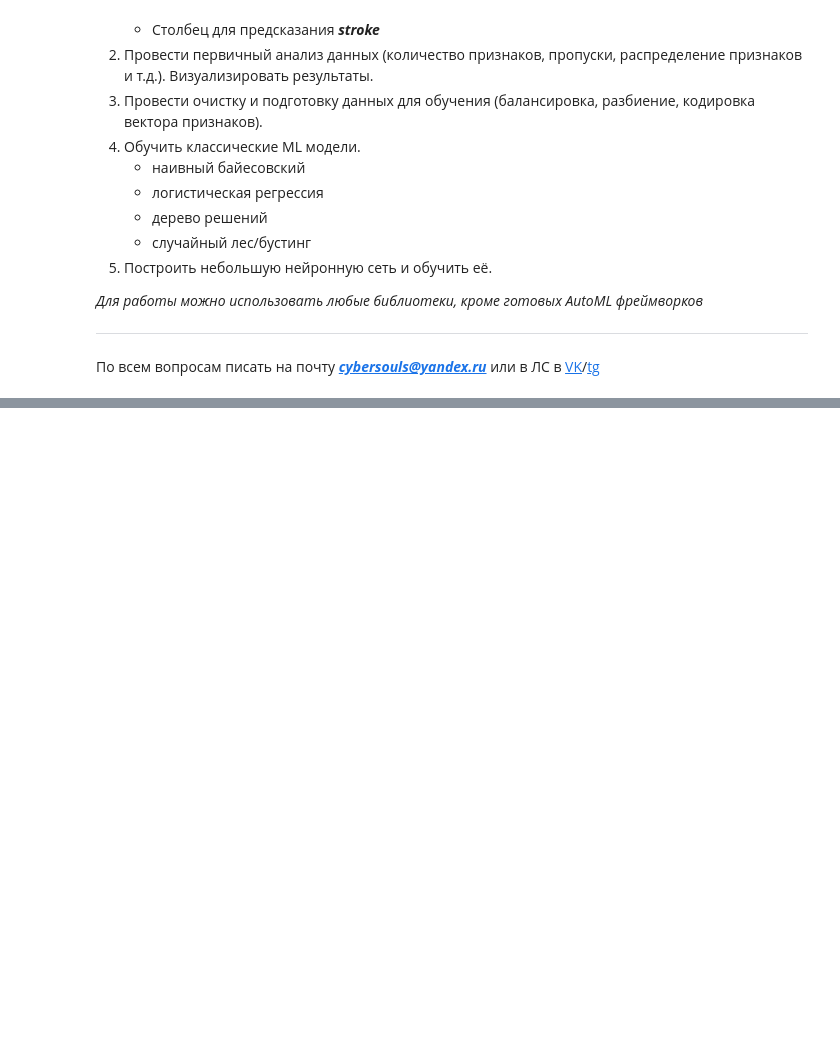
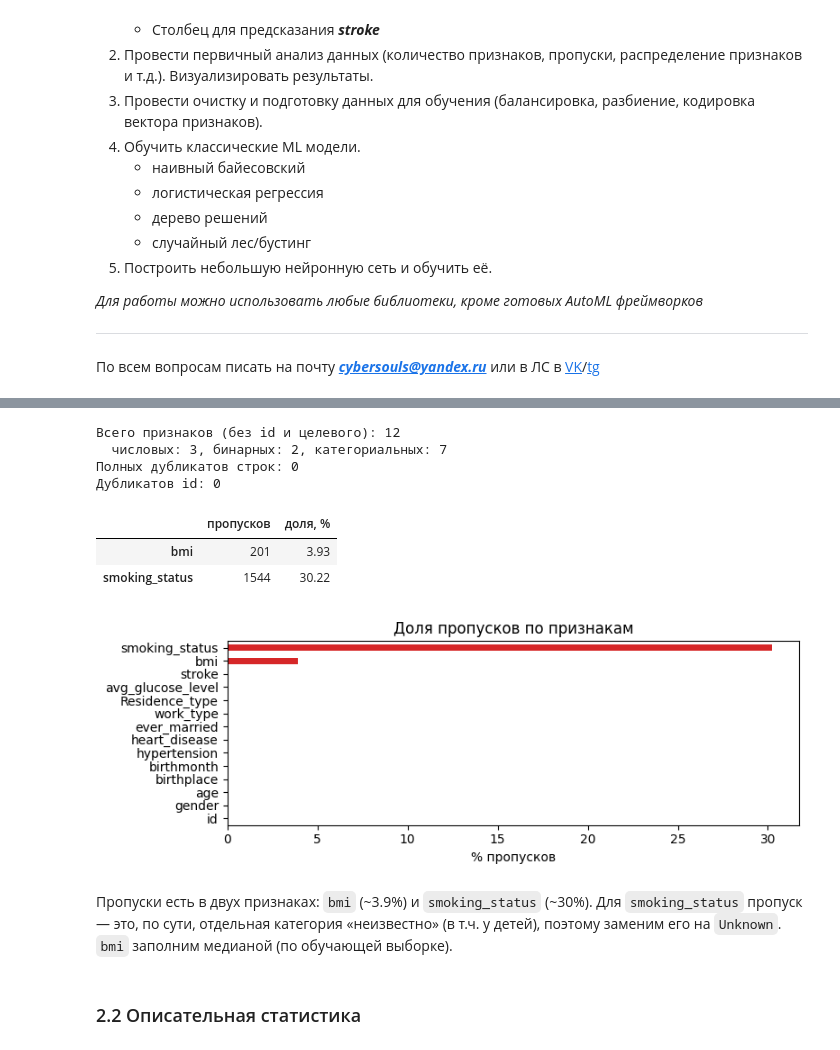
Before and after one commit to ArtemkaGh0st1k/AMD, a Jupyter notebook: lab1/АМД1.ipynb, the cells around one changed output, grey strips where cells are left out. Saved outputs shown, nothing was run; the diff lists cells and outputs as text; code cells hidden in the pictures; blank space fills up the shorter version.

```diff
--- a/lab1/АМД1.ipynb
+++ b/lab1/АМД1.ipynb
@@ -30,0 +33,26 @@
+# %%
+import warnings
+warnings.filterwarnings('ignore')
+
+import numpy as np
+import pandas as pd
+import matplotlib.pyplot as plt
+from scipy import stats
+
+from sklearn.model_selection import train_test_split, StratifiedKFold, cross_val_score
+from sklearn.compose import ColumnTransformer
+from sklearn.pipeline import Pipeline
+from sklearn.preprocessing import OneHotEncoder, StandardScaler
+from sklearn.impute import SimpleImputer
+from sklearn.utils import resample
+from sklearn.naive_bayes import GaussianNB
+from sklearn.linear_model import LogisticRegression
+from sklearn.tree import DecisionTreeClassifier
+from sklearn.ensemble import RandomForestClassifier, GradientBoostingClassifier
+from sklearn.metrics import (accuracy_score, balanced_accuracy_score, precision_score,
+                             recall_score, f1_score, roc_auc_score, roc_curve,
+                             confusion_matrix, ConfusionMatrixDisplay, classification_report)
+
+RANDOM_STATE = 42
+np.random.seed(RANDOM_STATE)
+plt.rcParams['figure.dpi'] = 100
@@ -30,0 +61,4 @@
+# %%
+df = pd.read_csv('AMD1.csv')
+print('Размер датасета:', df.shape)
+df.head()
@@ -30,0 +96,36 @@
+# %%
+TARGET = 'stroke'
+num_features = ['age', 'avg_glucose_level', 'bmi']
+bin_features = ['hypertension', 'heart_disease']
+cat_features = ['gender', 'birthplace', 'birthmonth', 'ever_married',
+                'work_type', 'Residence_type', 'smoking_status']
+
+print(f'Всего признаков (без id и целевого): {df.shape[1] - 2}')
+print(f'  числовых: {len(num_features)}, бинарных: {len(bin_features)}, категориальных: {len(cat_features)}')
+print('Полных дубликатов строк:', df.duplicated().sum())
+print('Дубликатов id:', df['id'].duplicated().sum())
+# %% [output]
+Всего признаков (без id и целевого): 12
+  числовых: 3, бинарных: 2, категориальных: 7
+Полных дубликатов строк: 0
+Дубликатов id: 0
+# %%
+missing = pd.DataFrame({'пропусков': df.isna().sum(),
+                        'доля, %': (df.isna().mean() * 100).round(2)})
+display(missing[missing['пропусков'] > 0])
+
+fig, ax = plt.subplots(figsize=(8, 3))
+(df.isna().mean() * 100).sort_values().plot.barh(ax=ax, color='tab:red')
+ax.set_xlabel('% пропусков'); ax.set_title('Доля пропусков по признакам')
+plt.tight_layout(); plt.show()
+# %% [output]
+|  | пропусков | доля, % |
+| bmi | 201 | 3.93 |
+| smoking_status | 1544 | 30.22 |
+[figure, added]
+# %% [markdown]
+Пропуски есть в двух признаках: `bmi` (~3.9%) и `smoking_status` (~30%). Для `smoking_status` пропуск —
+это, по сути, отдельная категория «неизвестно» (в т.ч. у детей), поэтому заменим его на `Unknown`.
+`bmi` заполним медианой (по обучающей выборке).
+# %% [markdown]
+### 2.2 Описательная статистика
```
Also changed, not shown: parts of 47 cells of this notebook.
